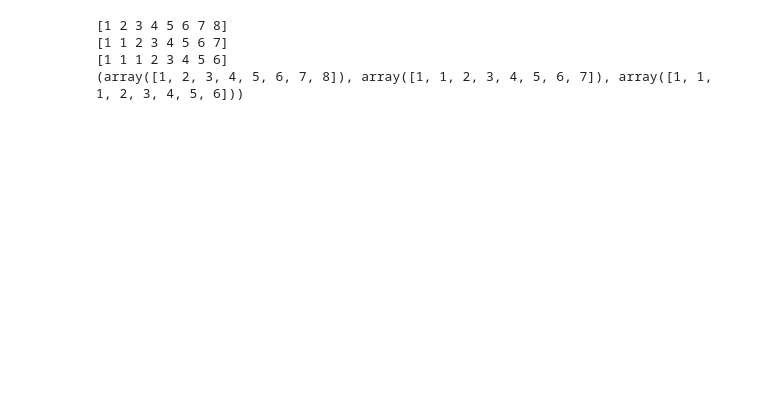
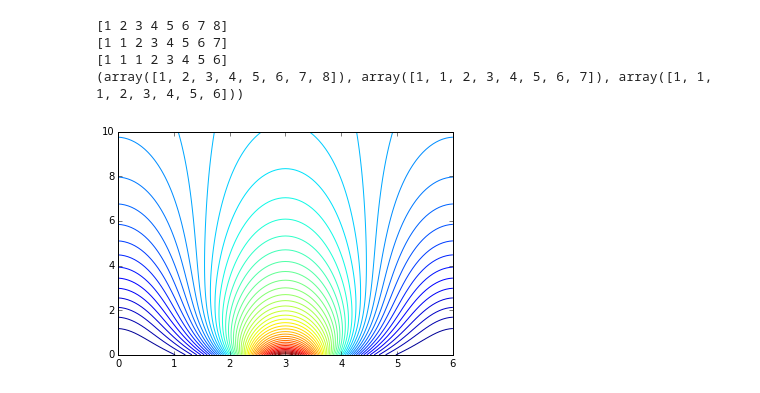
Before and after one commit to alvason/Diffusion-computation, a Jupyter notebook: diffusion-numerical.ipynb, the cells around one changed output. Saved outputs shown, nothing was run; the diff lists cells and outputs as text; code cells hidden in the pictures; blank space fills up the shorter version.

```diff
--- a/diffusion-numerical.ipynb
+++ b/diffusion-numerical.ipynb
@@ -242,3 +220,7 @@ print (aaa, lll, fff)
 [1 1 2 3 4 5 6 7]
 [1 1 1 2 3 4 5 6]
 (array([1, 2, 3, 4, 5, 6, 7, 8]), array([1, 1, 2, 3, 4, 5, 6, 7]), array([1, 1, 1, 2, 3, 4, 5, 6]))
+# %%
+plt.contour(X, Y, gridHtx, levels = np.arange(0,1,0.02));
+# %% [output]
+[figure, added]
```
Also changed, not shown: parts of 5 cells of this notebook, 7 other files.
